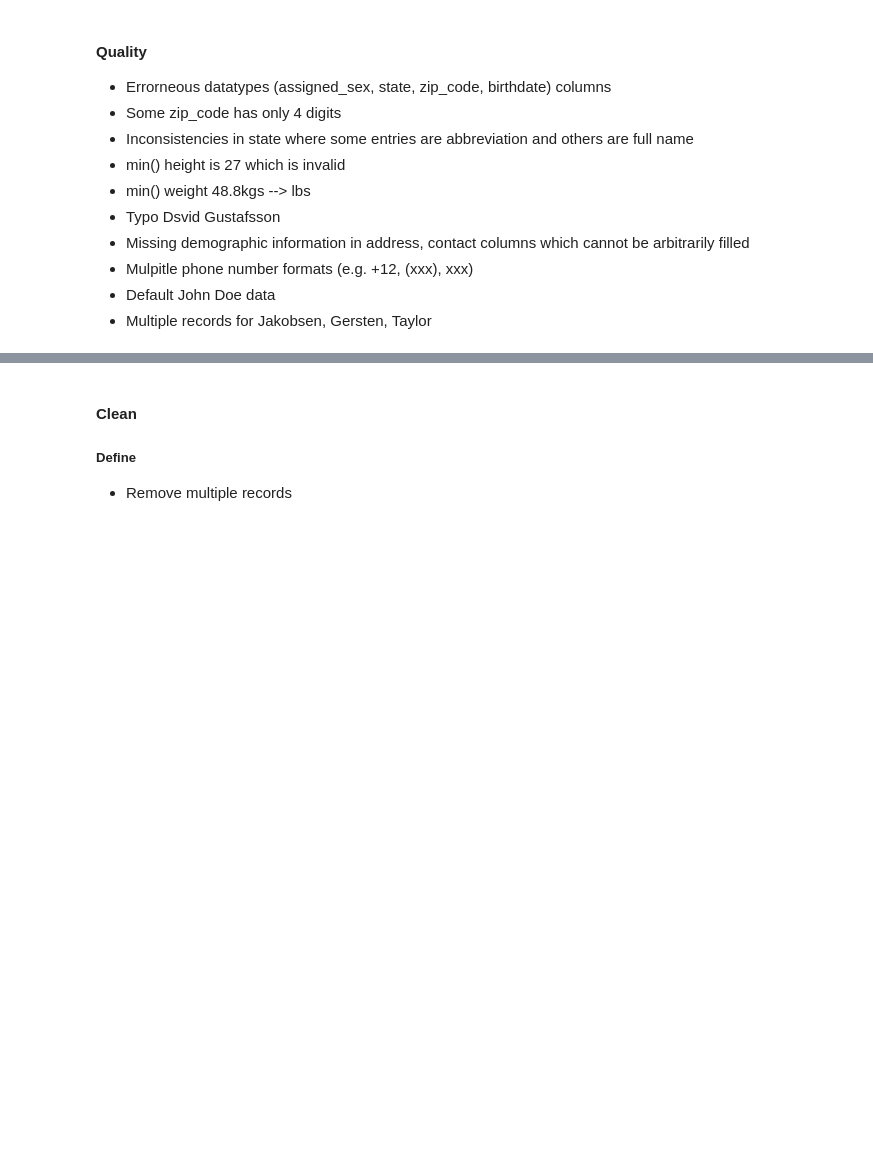
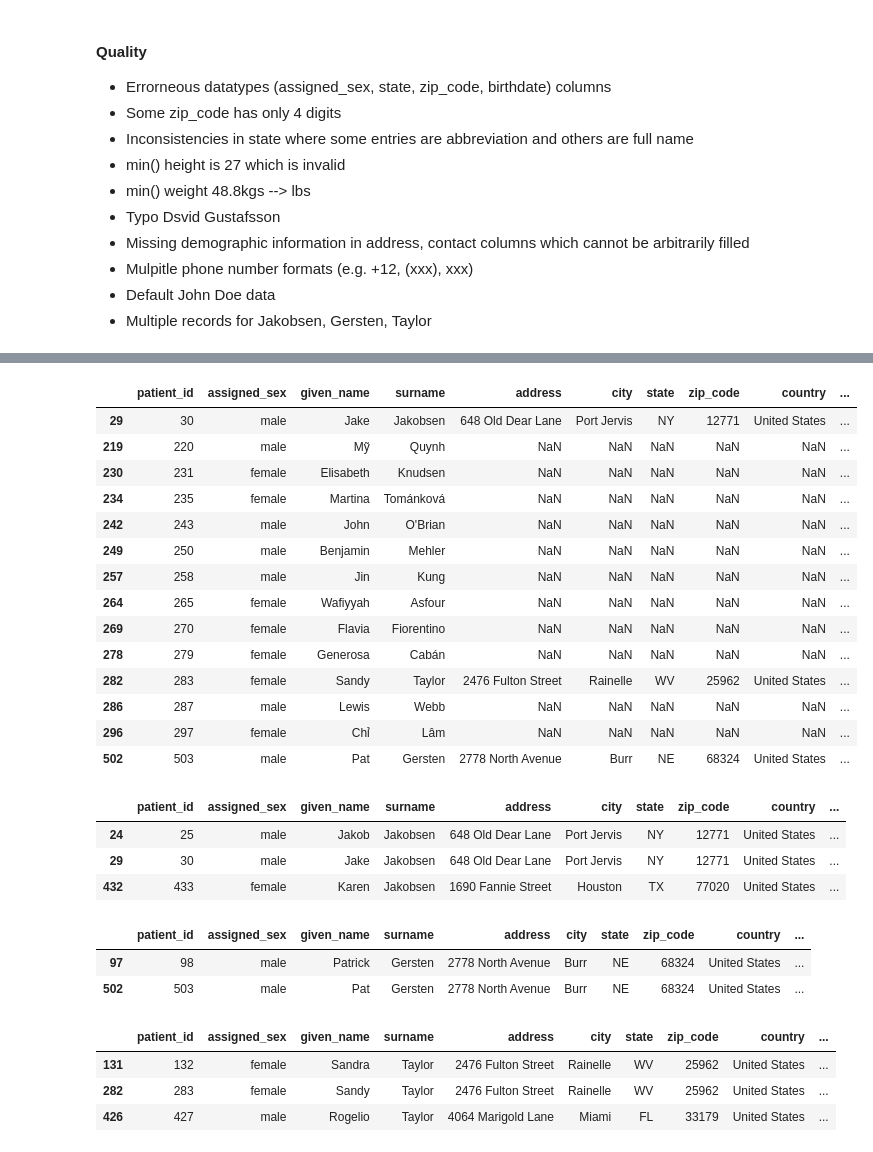
Before and after one commit to SEJUNGJENN-C/Kaggle, a Jupyter notebook: phase-ii-oral-insulin-auralin-trials.ipynb, the cells around one changed output, grey strips where cells are left out. Cells and saved outputs as stored; diff of their text form; code cells hidden in the pictures; blank space fills up the shorter version.

Commit message:
Kaggle Notebook | Phase II: Oral Insulin Auralin Trials | Version 6 | Organise the cleaning order and add details about each cleaning step

```diff
--- a/phase-ii-oral-insulin-auralin-trials.ipynb
+++ b/phase-ii-oral-insulin-auralin-trials.ipynb
@@ -318,0 +629,3 @@ patients_clean.query("surname == 'Zaitseva'")
+# %%
+# Fix typo
+patients_clean.given_name = patients_clean.given_name.replace('Dsvid', 'David')
@@ -343,0 +679,6 @@ patients_clean.query('surname == "Gustafsson"')
+# %%
+# Drop rows
+patients_clean.drop([229, 237, 244, 251, 277], axis=0, inplace=True)
+
+# Confirm
+patients_clean.query('surname =="Doe"')
@@ -344,2 +692,25 @@ patients_clean.query('surname == "Gustafsson"')
+# %%
+patients_clean[patients_clean.address.duplicated()]
+# %% [output]
+|  | patient_id | assigned_sex | given_name | surname | address | city | state | zip_code | country | ... |
+| 29 | 30 | male | Jake | Jakobsen | 648 Old Dear Lane | Port Jervis | NY | 12771 | United States | ... |
+| 219 | 220 | male | Mỹ | Quynh | NaN | NaN | NaN | NaN | NaN | ... |
+| 230 | 231 | female | Elisabeth | Knudsen | NaN | NaN | NaN | NaN | NaN | ... |
+| 234 | 235 | female | Martina | Tománková | NaN | NaN | NaN | NaN | NaN | ... |
+| 242 | 243 | male | John | O'Brian | NaN | NaN | NaN | NaN | NaN | ... |
+| 249 | 250 | male | Benjamin | Mehler | NaN | NaN | NaN | NaN | NaN | ... |
+| 257 | 258 | male | Jin | Kung | NaN | NaN | NaN | NaN | NaN | ... |
+| 264 | 265 | female | Wafiyyah | Asfour | NaN | NaN | NaN | NaN | NaN | ... |
+| 269 | 270 | female | Flavia | Fiorentino | NaN | NaN | NaN | NaN | NaN | ... |
+| 278 | 279 | female | Generosa | Cabán | NaN | NaN | NaN | NaN | NaN | ... |
+| 282 | 283 | female | Sandy | Taylor | 2476 Fulton Street | Rainelle | WV | 25962 | United States | ... |
+| 286 | 287 | male | Lewis | Webb | NaN | NaN | NaN | NaN | NaN | ... |
+| 296 | 297 | female | Chỉ | Lâm | NaN | NaN | NaN | NaN | NaN | ... |
+| 502 | 503 | male | Pat | Gersten | 2778 North Avenue | Burr | NE | 68324 | United States | ... |
 # %%
-patients_clean.query("given_name =='John'")
+patients_clean.query("surname == 'Jakobsen'")
+# %% [output]
+|  | patient_id | assigned_sex | given_name | surname | address | city | state | zip_code | country | ... |
+| 24 | 25 | male | Jakob | Jakobsen | 648 Old Dear Lane | Port Jervis | NY | 12771 | United States | ... |
+| 29 | 30 | male | Jake | Jakobsen | 648 Old Dear Lane | Port Jervis | NY | 12771 | United States | ... |
+| 432 | 433 | female | Karen | Jakobsen | 1690 Fannie Street | Houston | TX | 77020 | United States | ... |
@@ -351,5 +717,14 @@ patients_clean.query('surname =="Doe"')
-# %% [markdown]
-#### Clean
-##### Define
-* Remove multiple records
+# %%
+patients_clean.query("surname == 'Gersten'")
+# %% [output]
+|  | patient_id | assigned_sex | given_name | surname | address | city | state | zip_code | country | ... |
+| 97 | 98 | male | Patrick | Gersten | 2778 North Avenue | Burr | NE | 68324 | United States | ... |
+| 502 | 503 | male | Pat | Gersten | 2778 North Avenue | Burr | NE | 68324 | United States | ... |
+# %%
+patients_clean.query("surname == 'Taylor'")
+# %% [output]
+|  | patient_id | assigned_sex | given_name | surname | address | city | state | zip_code | country | ... |
+| 131 | 132 | female | Sandra | Taylor | 2476 Fulton Street | Rainelle | WV | 25962 | United States | ... |
+| 282 | 283 | female | Sandy | Taylor | 2476 Fulton Street | Rainelle | WV | 25962 | United States | ... |
+| 426 | 427 | male | Rogelio | Taylor | 4064 Marigold Lane | Miami | FL | 33179 | United States | ... |
 # %%
```
Also changed, not shown: parts of 77 cells of this notebook.
